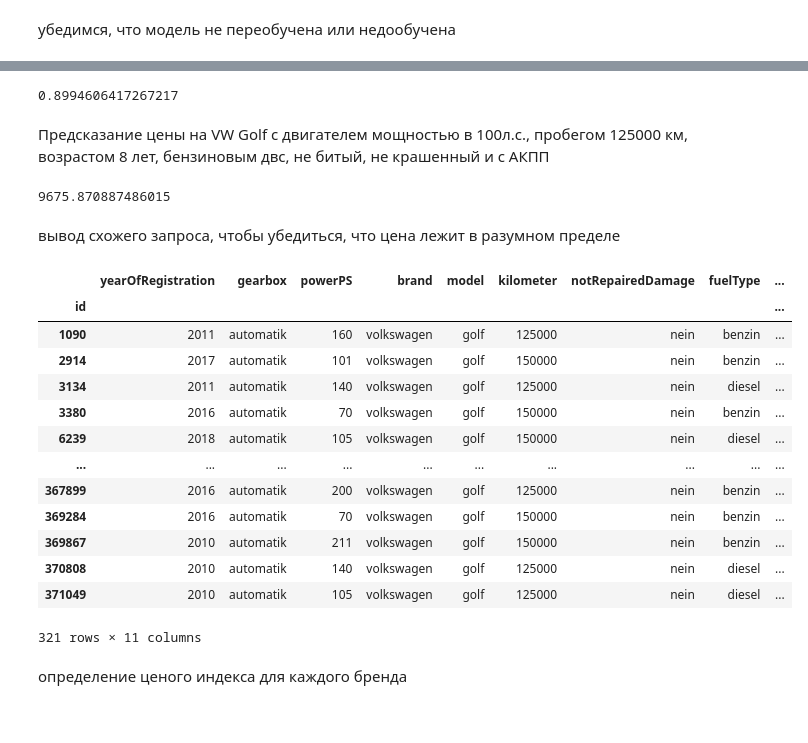
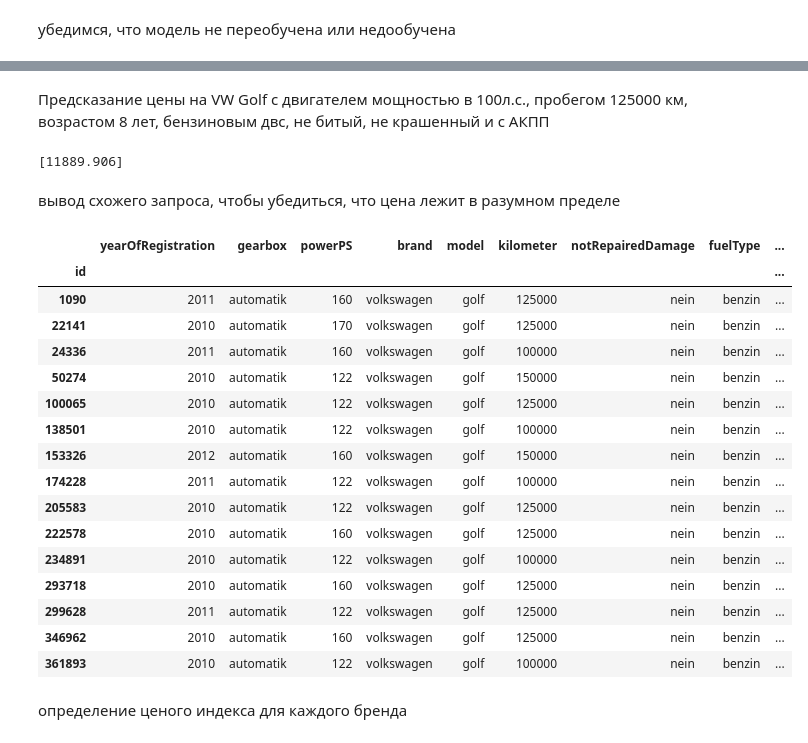
Before and after one commit to MainBattleElephant/Autos, a Jupyter notebook: Autos.ipynb, the cells around one changed output, grey strips where cells are left out. Saved outputs shown, nothing was run; the diff lists cells and outputs as text; code cells hidden in the pictures.

```diff
--- a/Autos.ipynb
+++ b/Autos.ipynb
@@ -636,7 +689,3 @@ model_train.score(X_train, y_train)
-# %%
-model_test.score(X_test, y_test)
-# %% [output]
-0.8994606417267217
 # %%
 def price_pred(pwr, km, age, mdl, fuel, nrd, grb):
     mdl_index = np.where(X.columns == mdl)[0][0]
@@ -657,28 +707,31 @@ def price_pred(pwr, km, age, mdl, fuel, nrd, grb):
 # %% [markdown]
 Предсказание цены на VW Golf с двигателем мощностью в 100л.с., пробегом 125000 км, возрастом 8 лет, бензиновым двс, не битый, не крашенный и с АКПП
 # %%
-price_pred(100, 125000, 8, 'golf', 'benzin', 0, 1)
+price_pred(140, 125000, 8, 'golf', 'benzin', 0, 1)
 # %% [output]
-9675.870887486015
+[11889.906]
 # %% [markdown]
 вывод схожего запроса, чтобы убедиться, что цена лежит в разумном пределе
 # %%
-df4[(df4.model == 'golf') & (df4.gearbox == 'automatik') & (df4.age <= 10 ) & (df4.kilometer.between(100000, 150000))]
+df4[(df4.model == 'golf') & (df4.gearbox == 'automatik') & (df4.age.between(6, 10)) & (df4.fuelType == 'benzin') & (df4.notRepairedDamage == 'nein') & (df4.kilometer.between(100000, 150000)) & (df4.powerPS.between(120, 180))]
 # %% [output]
 |  | yearOfRegistration | gearbox | powerPS | brand | model | kilometer | notRepairedDamage | fuelType | ... |
 | id |  |  |  |  |  |  |  |  | ... |
 | 1090 | 2011 | automatik | 160 | volkswagen | golf | 125000 | nein | benzin | ... |
-| 2914 | 2017 | automatik | 101 | volkswagen | golf | 150000 | nein | benzin | ... |
-| 3134 | 2011 | automatik | 140 | volkswagen | golf | 125000 | nein | diesel | ... |
-| 3380 | 2016 | automatik | 70 | volkswagen | golf | 150000 | nein | benzin | ... |
-| 6239 | 2018 | automatik | 105 | volkswagen | golf | 150000 | nein | diesel | ... |
-| ... | ... | ... | ... | ... | ... | ... | ... | ... | ... |
-| 367899 | 2016 | automatik | 200 | volkswagen | golf | 125000 | nein | benzin | ... |
-| 369284 | 2016 | automatik | 70 | volkswagen | golf | 150000 | nein | benzin | ... |
-| 369867 | 2010 | automatik | 211 | volkswagen | golf | 150000 | nein | benzin | ... |
-| 370808 | 2010 | automatik | 140 | volkswagen | golf | 125000 | nein | diesel | ... |
-| 371049 | 2010 | automatik | 105 | volkswagen | golf | 125000 | nein | diesel | ... |
+| 22141 | 2010 | automatik | 170 | volkswagen | golf | 125000 | nein | benzin | ... |
+| 24336 | 2011 | automatik | 160 | volkswagen | golf | 100000 | nein | benzin | ... |
+| 50274 | 2010 | automatik | 122 | volkswagen | golf | 150000 | nein | benzin | ... |
+| 100065 | 2010 | automatik | 122 | volkswagen | golf | 125000 | nein | benzin | ... |
+| 138501 | 2010 | automatik | 122 | volkswagen | golf | 100000 | nein | benzin | ... |
+| 153326 | 2012 | automatik | 160 | volkswagen | golf | 150000 | nein | benzin | ... |
+| 174228 | 2011 | automatik | 122 | volkswagen | golf | 100000 | nein | benzin | ... |
+| 205583 | 2010 | automatik | 122 | volkswagen | golf | 125000 | nein | benzin | ... |
+| 222578 | 2010 | automatik | 160 | volkswagen | golf | 125000 | nein | benzin | ... |
+| 234891 | 2010 | automatik | 122 | volkswagen | golf | 100000 | nein | benzin | ... |
+| 293718 | 2010 | automatik | 160 | volkswagen | golf | 125000 | nein | benzin | ... |
+| 299628 | 2011 | automatik | 122 | volkswagen | golf | 125000 | nein | benzin | ... |
+| 346962 | 2010 | automatik | 160 | volkswagen | golf | 125000 | nein | benzin | ... |
+| 361893 | 2010 | automatik | 122 | volkswagen | golf | 100000 | nein | benzin | ... |
-321 rows × 11 columns
 # %% [markdown]
 определение ценого индекса для каждого бренда
 # %%
```
Also changed, not shown: parts of 27 cells of this notebook.
